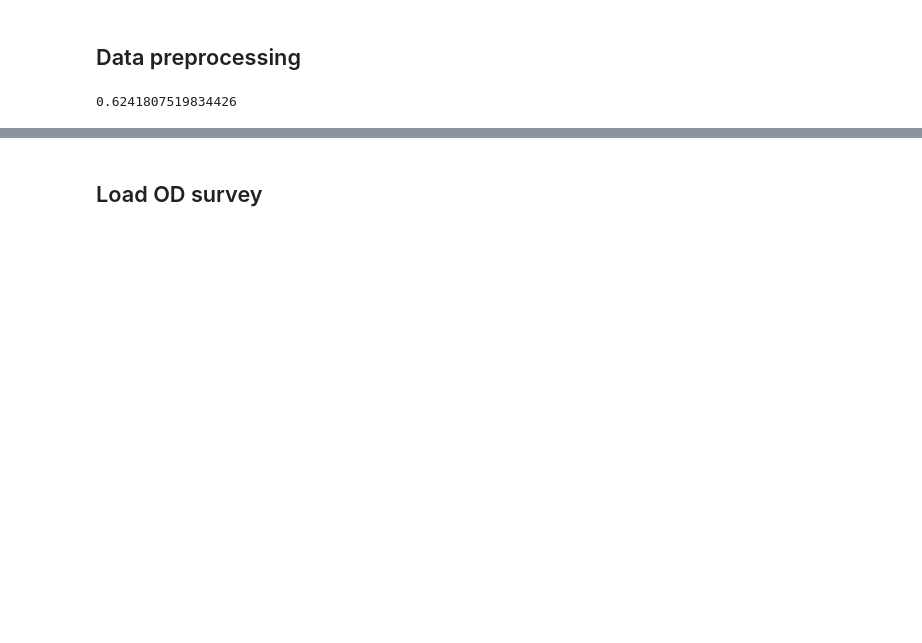
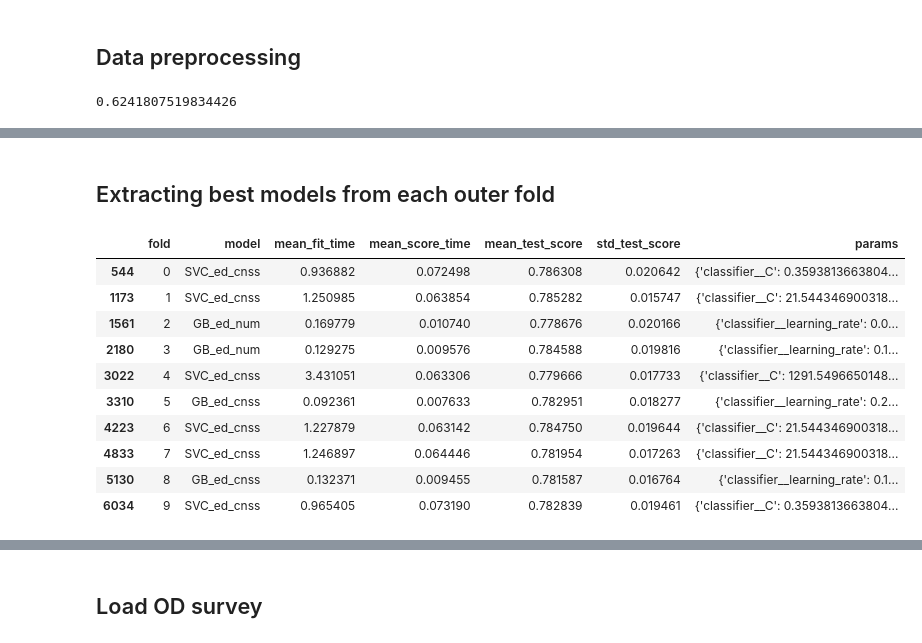
Before and after one commit to CentroFuturoCiudades/informal_jobs, a Jupyter notebook: notebook.ipynb, the cells around one changed output, grey strips where cells are left out. Saved outputs shown, nothing was run; the diff lists cells and outputs as text; code cells hidden in the pictures; blank space fills up the shorter version.

```diff
--- a/notebook.ipynb
+++ b/notebook.ipynb
@@ -65,11 +33,0 @@ for fold, (train_index, test_index) in enumerate(cv_outer.split(X, y)):
-# %%
-df_list = []
-for fold, grids in outer_folds.items():
-    for model, grid in grids.items():
-        df_list.append(
-            pd.DataFrame(grid.cv_results_).assign(model=model, fold=fold)
-        )
-    # grids_df = pd.concat([pd.DataFrame(grid.cv_results_).assign(model=model) for model, grid in grids.items()]).reset_index(drop=True).assign(fold=fold)
-cv_results = pd.concat(df_list).reset_index(drop=True)
-cv_results['model_type'] = cv_results.model.str.split('_', expand=True)[0]
-cv_results.to_pickle('cv_results.pkl')
@@ -132,9 +33,0 @@ outer_folds[9]['KNN_ed_cnss'].predict(X_test);
-# %%
-for fold, (train_index, test_index) in enumerate(cv_outer.split(X, y)):
-    X_train, y_train = X.iloc[train_index], y.iloc[train_index]
-    X_test, y_test = X.iloc[test_index], y.iloc[test_index]
-
-    for model in best_models.loc[fold].model:
-        y_pred = outer_folds[fold][model].predict(X_test)
-        # accuracy, balanced_acuracy = accuracy_score(y_test, y_pred), balanced_accuracy_score(y_test, y_pred)
-        best_models.loc[(fold, model.split('_')[0]), ['accuracy', 'balanced_accuracy']] = accuracy_score(y_test, y_pred), balanced_accuracy_score(y_test, y_pred)
@@ -154,0 +67,20 @@ best_models.to_csv('best_models.csv')
+# %% [markdown]
+## Extracting best models from each outer fold
+# %%
+top_models = []
+for fold, max_score in cv_results.groupby('fold').mean_test_score.max().items():
+    top_models.append(cv_results.query("fold == @fold & mean_test_score == @max_score")[['fold', 'model', 'mean_fit_time', 'mean_score_time', 'mean_test_score', 'std_test_score', 'params']])
+top_models = pd.concat(top_models)
+top_models
+# %% [output]
+|  | fold | model | mean_fit_time | mean_score_time | mean_test_score | std_test_score | params |
+| 544 | 0 | SVC_ed_cnss | 0.936882 | 0.072498 | 0.786308 | 0.020642 | {'classifier__C': 0.3593813663804... |
+| 1173 | 1 | SVC_ed_cnss | 1.250985 | 0.063854 | 0.785282 | 0.015747 | {'classifier__C': 21.544346900318... |
+| 1561 | 2 | GB_ed_num | 0.169779 | 0.010740 | 0.778676 | 0.020166 | {'classifier__learning_rate': 0.0... |
+| 2180 | 3 | GB_ed_num | 0.129275 | 0.009576 | 0.784588 | 0.019816 | {'classifier__learning_rate': 0.1... |
+| 3022 | 4 | SVC_ed_cnss | 3.431051 | 0.063306 | 0.779666 | 0.017733 | {'classifier__C': 1291.5496650148... |
+| 3310 | 5 | GB_ed_cnss | 0.092361 | 0.007633 | 0.782951 | 0.018277 | {'classifier__learning_rate': 0.2... |
+| 4223 | 6 | SVC_ed_cnss | 1.227879 | 0.063142 | 0.784750 | 0.019644 | {'classifier__C': 21.544346900318... |
+| 4833 | 7 | SVC_ed_cnss | 1.246897 | 0.064446 | 0.781954 | 0.017263 | {'classifier__C': 21.544346900318... |
+| 5130 | 8 | GB_ed_cnss | 0.132371 | 0.009455 | 0.781587 | 0.016764 | {'classifier__learning_rate': 0.1... |
+| 6034 | 9 | SVC_ed_cnss | 0.965405 | 0.073190 | 0.782839 | 0.019461 | {'classifier__C': 0.3593813663804... |
```
Also changed, not shown: parts of 21 cells of this notebook, 2 other files.
